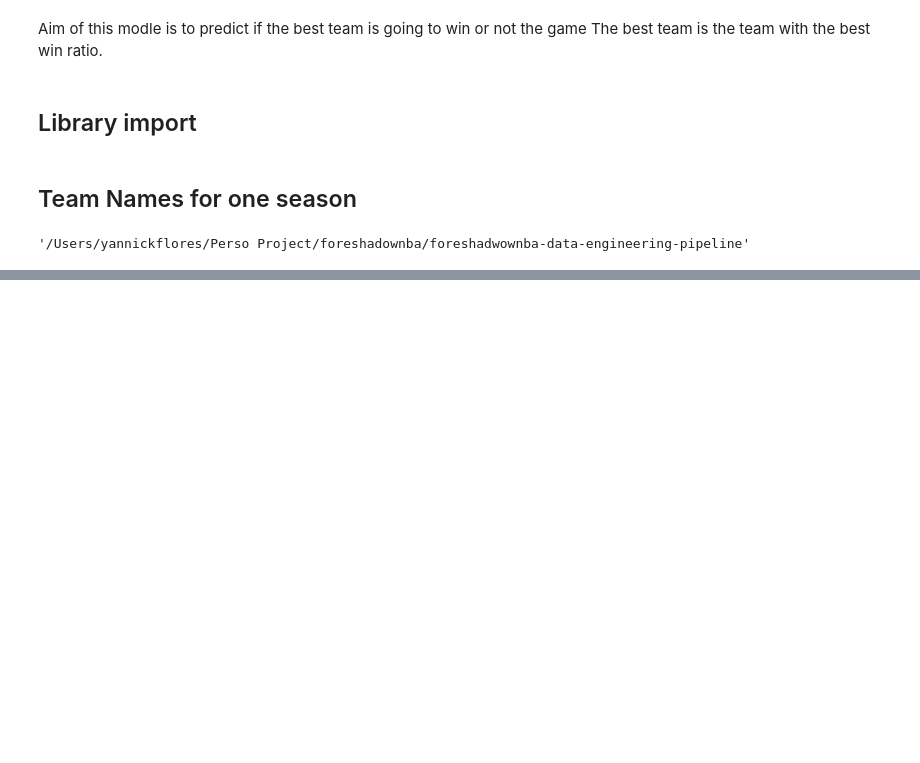
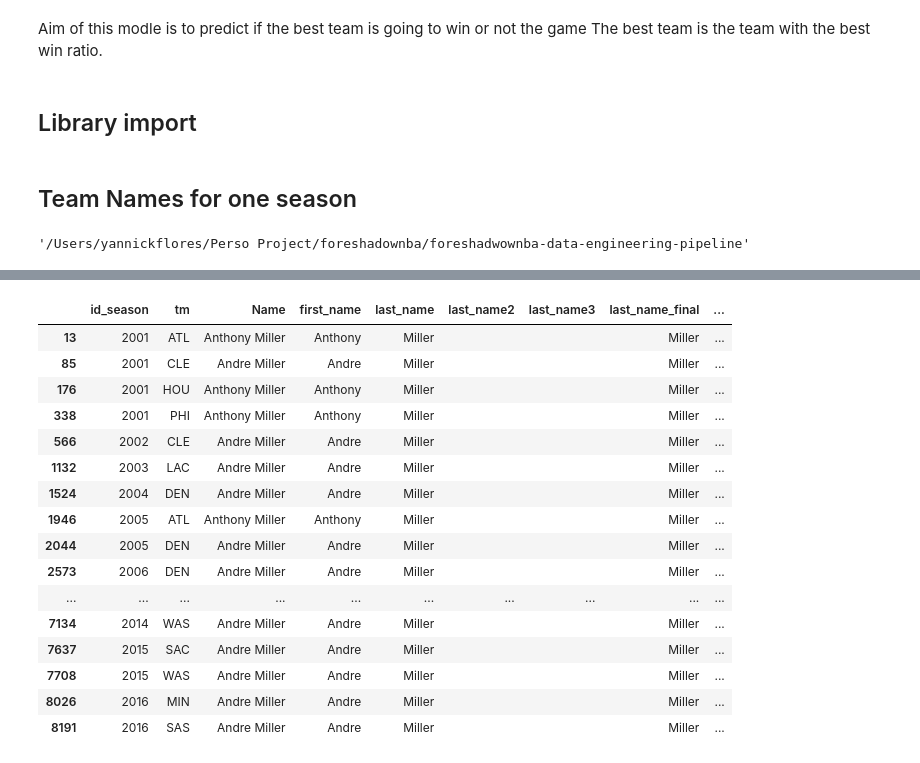
Before and after one commit to yannick-yf/foreshadwownba-data-engineering-pipeline, a Jupyter notebook: manual_verif.ipynb, the cells around one changed output, grey strips where cells are left out. Drawn from its saved outputs; the diff is of its cells as text; code cells hidden in the pictures; blank space fills up the shorter version.

Commit message:
Ongoing development to pull players games stats data

```diff
--- a/manual_verif.ipynb
+++ b/manual_verif.ipynb
@@ -37,0 +76,6 @@ test.head()
+# %%
+#----------------------
+# str split to get name and surnmae
+list_players = list_players.fillna('')
+list_players['last_name_final'] = list_players['last_name'] + list_players[ 'last_name2'] + list_players[ 'last_name3']
+list_players.head()
@@ -37,0 +127,6 @@ test.head()
+# %%
+#----------------------
+# substr(tolower(list_player$Surname),1,1)
+
+list_players['id_part_1'] = list_players['last_name_final'].str.lower().str[0]
+list_players.head()
@@ -37,0 +140,13 @@ test.head()
+# %%
+#----------------------
+
+list_players["id_part_2"] = np.where(
+    list_players["last_name"].str.lower().str.len()<5,
+    list_players["last_name"],list_players['last_name'].str.lower().str[:5])
+
+# First two characters
+list_players["id_part_3"] = list_players['first_name'].str.lower().str[:2]
+
+list_players["id_part_4"] = '01'
+
+list_players.head()
@@ -37,0 +160,5 @@ test.head()
+# %%
+#----------------------------------
+# Final id webscrapp creation
+
+list_players['id_webscrapping'] = list_players['id_part_1'] + '/' + list_players['id_part_2'] + list_players['id_part_3'] + list_players["id_part_4"]
@@ -37,0 +454,20 @@ test.head()
+# %%
+list_players[list_players['id_webscrapping'] =='m/millean01']
+# %% [output]
+|  | id_season | tm | Name | first_name | last_name | last_name2 | last_name3 | last_name_final | ... |
+| 13 | 2001 | ATL | Anthony Miller | Anthony | Miller |  |  | Miller | ... |
+| 85 | 2001 | CLE | Andre Miller | Andre | Miller |  |  | Miller | ... |
+| 176 | 2001 | HOU | Anthony Miller | Anthony | Miller |  |  | Miller | ... |
+| 338 | 2001 | PHI | Anthony Miller | Anthony | Miller |  |  | Miller | ... |
+| 566 | 2002 | CLE | Andre Miller | Andre | Miller |  |  | Miller | ... |
+| 1132 | 2003 | LAC | Andre Miller | Andre | Miller |  |  | Miller | ... |
+| 1524 | 2004 | DEN | Andre Miller | Andre | Miller |  |  | Miller | ... |
+| 1946 | 2005 | ATL | Anthony Miller | Anthony | Miller |  |  | Miller | ... |
+| 2044 | 2005 | DEN | Andre Miller | Andre | Miller |  |  | Miller | ... |
+| 2573 | 2006 | DEN | Andre Miller | Andre | Miller |  |  | Miller | ... |
+| ... | ... | ... | ... | ... | ... | ... | ... | ... | ... |
+| 7134 | 2014 | WAS | Andre Miller | Andre | Miller |  |  | Miller | ... |
+| 7637 | 2015 | SAC | Andre Miller | Andre | Miller |  |  | Miller | ... |
+| 7708 | 2015 | WAS | Andre Miller | Andre | Miller |  |  | Miller | ... |
+| 8026 | 2016 | MIN | Andre Miller | Andre | Miller |  |  | Miller | ... |
+| 8191 | 2016 | SAS | Andre Miller | Andre | Miller |  |  | Miller | ... |
```
Also changed, not shown: parts of 24 cells of this notebook, 3 other files.
